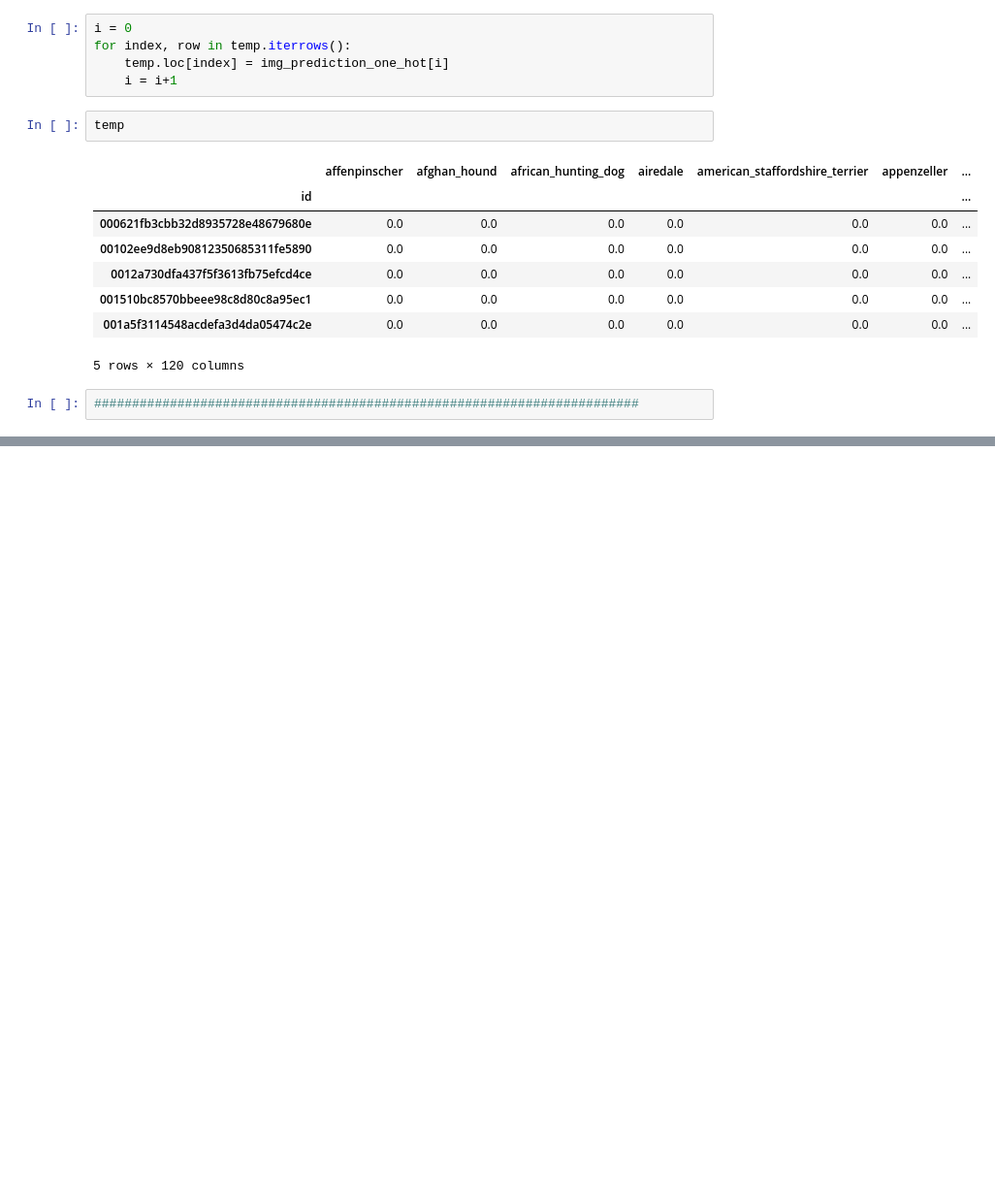
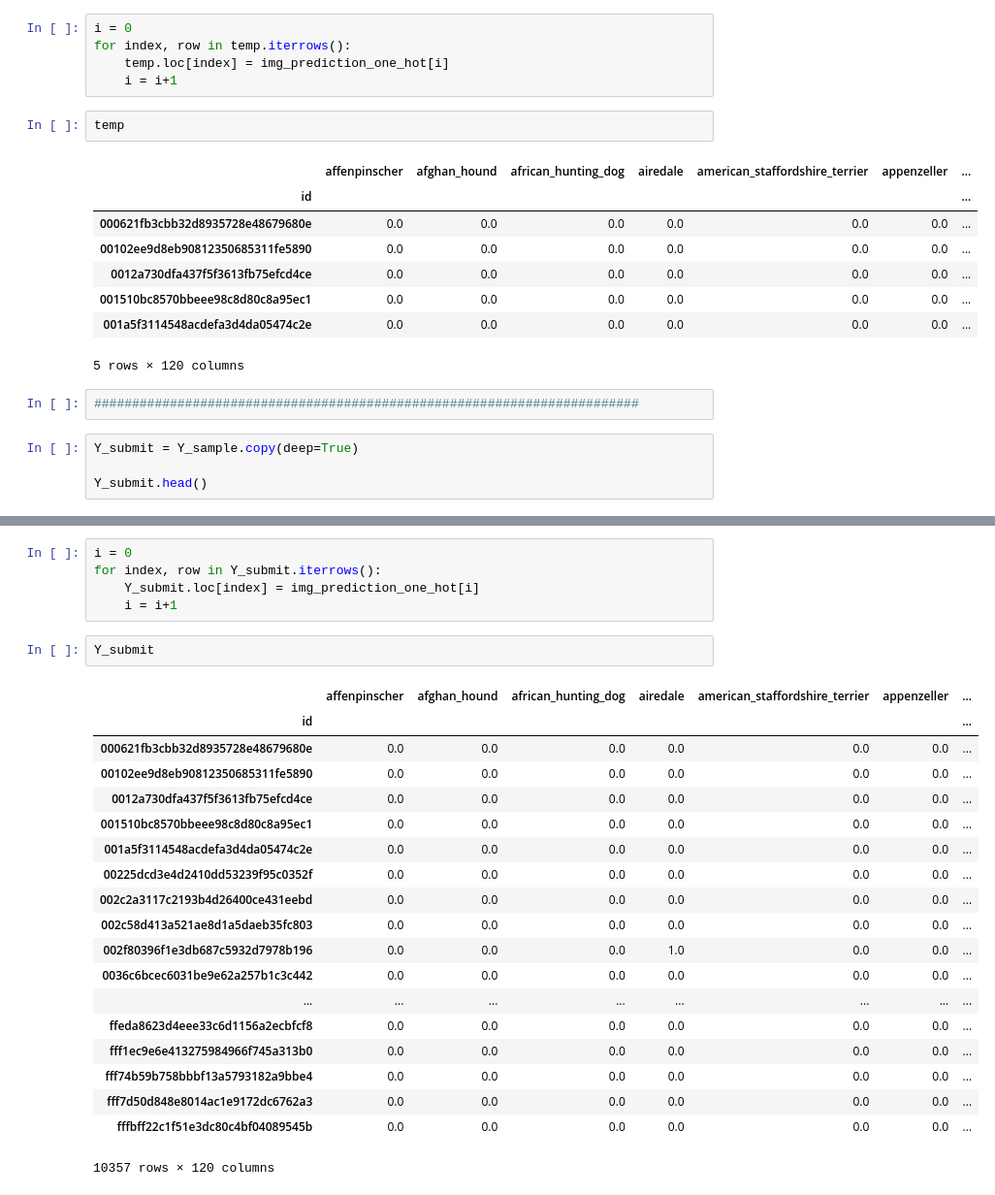
Before and after one commit to ajinkyapuar/kaggle-dog-breed-identification, a Jupyter notebook: dogbreed.ipynb, the cells around one changed output, grey strips where cells are left out. Shown at 97% size. Drawn from its saved outputs; the diff is of its cells as text; blank space fills up the shorter version.

Commit message:
one hot matrix to Y_submit df

```diff
--- a/dogbreed.ipynb
+++ b/dogbreed.ipynb
@@ -717,3 +717,7 @@ temp
 5 rows × 120 columns
 # %%
 ########################################################################
+# %%
+Y_submit = Y_sample.copy(deep=True)
+
+Y_submit.head()
@@ -719,0 +733,27 @@ temp
+# %%
+i = 0
+for index, row in Y_submit.iterrows():
+    Y_submit.loc[index] = img_prediction_one_hot[i]
+    i = i+1
+# %%
+Y_submit
+# %% [output]
+|  | affenpinscher | afghan_hound | african_hunting_dog | airedale | american_staffordshire_terrier | appenzeller | ... |
+| id |  |  |  |  |  |  | ... |
+| 000621fb3cbb32d8935728e48679680e | 0.0 | 0.0 | 0.0 | 0.0 | 0.0 | 0.0 | ... |
+| 00102ee9d8eb90812350685311fe5890 | 0.0 | 0.0 | 0.0 | 0.0 | 0.0 | 0.0 | ... |
+| 0012a730dfa437f5f3613fb75efcd4ce | 0.0 | 0.0 | 0.0 | 0.0 | 0.0 | 0.0 | ... |
+| 001510bc8570bbeee98c8d80c8a95ec1 | 0.0 | 0.0 | 0.0 | 0.0 | 0.0 | 0.0 | ... |
+| 001a5f3114548acdefa3d4da05474c2e | 0.0 | 0.0 | 0.0 | 0.0 | 0.0 | 0.0 | ... |
+| 00225dcd3e4d2410dd53239f95c0352f | 0.0 | 0.0 | 0.0 | 0.0 | 0.0 | 0.0 | ... |
+| 002c2a3117c2193b4d26400ce431eebd | 0.0 | 0.0 | 0.0 | 0.0 | 0.0 | 0.0 | ... |
+| 002c58d413a521ae8d1a5daeb35fc803 | 0.0 | 0.0 | 0.0 | 0.0 | 0.0 | 0.0 | ... |
+| 002f80396f1e3db687c5932d7978b196 | 0.0 | 0.0 | 0.0 | 1.0 | 0.0 | 0.0 | ... |
+| 0036c6bcec6031be9e62a257b1c3c442 | 0.0 | 0.0 | 0.0 | 0.0 | 0.0 | 0.0 | ... |
+| ... | ... | ... | ... | ... | ... | ... | ... |
+| ffeda8623d4eee33c6d1156a2ecbfcf8 | 0.0 | 0.0 | 0.0 | 0.0 | 0.0 | 0.0 | ... |
+| fff1ec9e6e413275984966f745a313b0 | 0.0 | 0.0 | 0.0 | 0.0 | 0.0 | 0.0 | ... |
+| fff74b59b758bbbf13a5793182a9bbe4 | 0.0 | 0.0 | 0.0 | 0.0 | 0.0 | 0.0 | ... |
+| fff7d50d848e8014ac1e9172dc6762a3 | 0.0 | 0.0 | 0.0 | 0.0 | 0.0 | 0.0 | ... |
+| fffbff22c1f51e3dc80c4bf04089545b | 0.0 | 0.0 | 0.0 | 0.0 | 0.0 | 0.0 | ... |
+10357 rows × 120 columns
```
Also changed, not shown: parts of 1 cell of this notebook.
